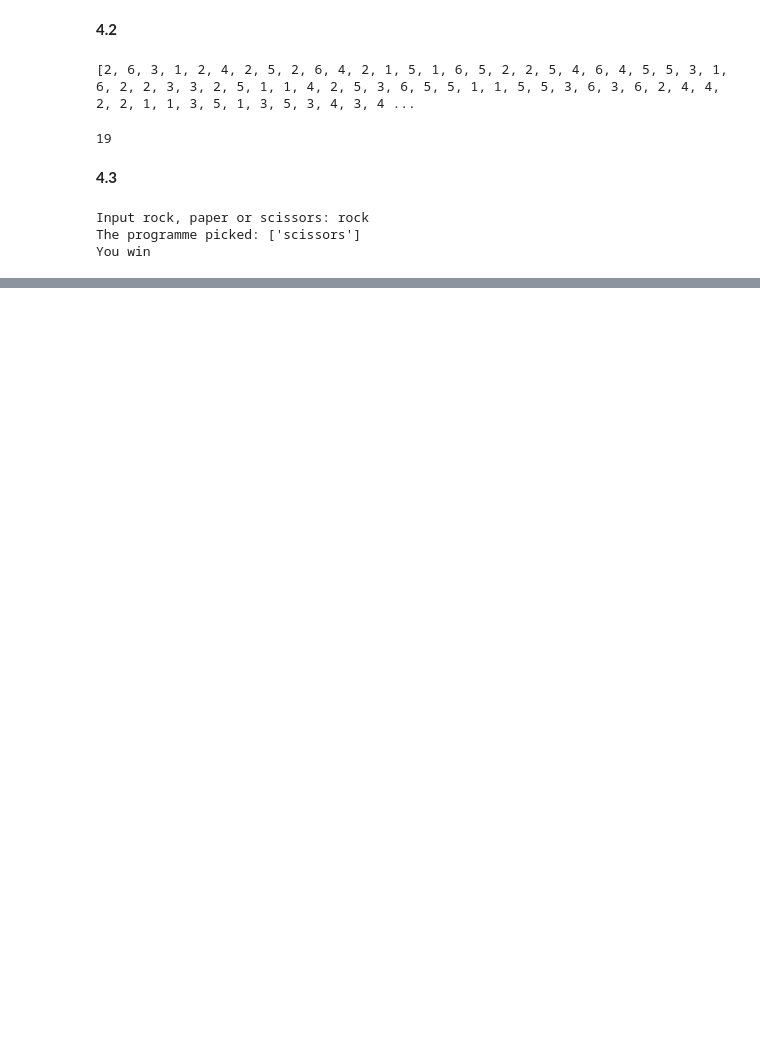
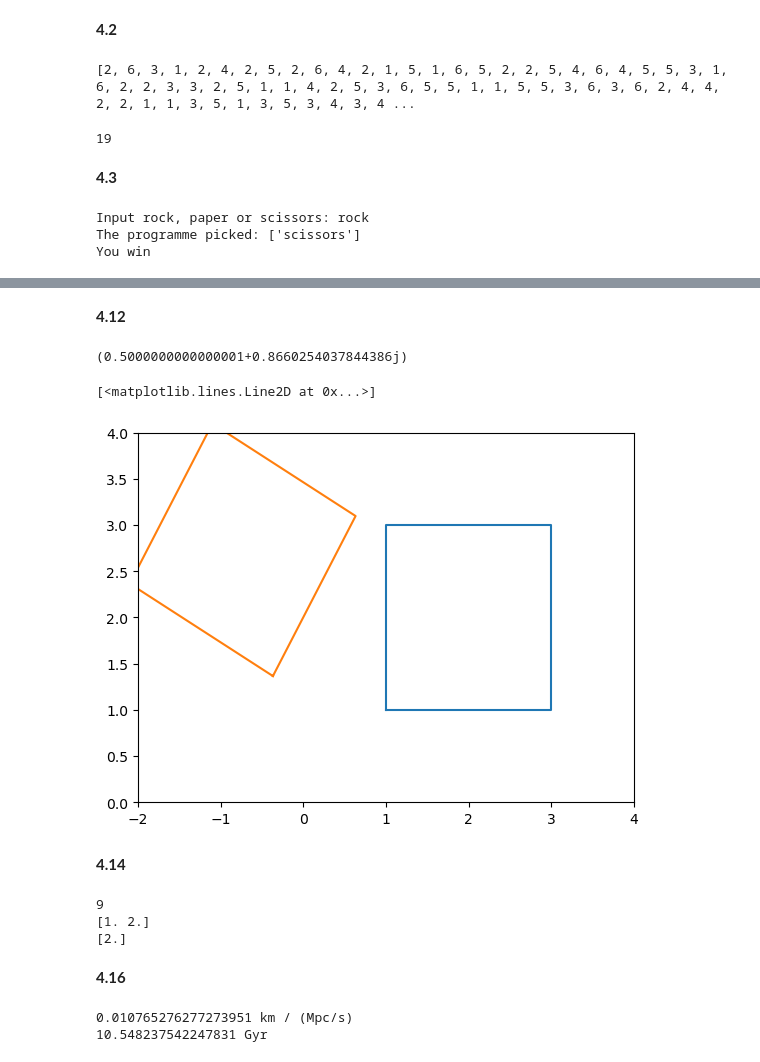
Before and after one commit to agstroeve/PROGNUM-repo, a Jupyter notebook: Task4/sq_s5995035_week4.ipynb, the cells around one changed output, grey strips where cells are left out. Drawn from its saved outputs; the diff is of its cells as text; code cells hidden in the pictures; blank space fills up the shorter version.

```diff
--- a/Task4/sq_s5995035_week4.ipynb
+++ b/Task4/sq_s5995035_week4.ipynb
@@ -59,0 +156,80 @@ You win
+# %% [markdown]
+**4.12**
+# %%
+import numpy as np
+import math
+import matplotlib.pyplot as plt
+
+#rotor = cos(theta) + j*sin(theta)
+
+degs = 60
+theta = math.radians(60)  #change 60 degrees to radians
+rotor = math.cos(theta) + 1j*math.sin(theta)  #rotor for angle 60 degrees
+print(rotor)
+
+fig=plt.figure()
+ax = fig.add_subplot(1,1,1)
+x = np.array([1,3,3,1,1])
+y = np.array([1,1,3,3,1])
+ax.set_xlim(-2,4)
+ax.set_ylim(0,4)
+plt.plot(x,y)
+
+z=x+1j*y
+z_rot = z*rotor
+x_rot = z_rot.real
+y_rot = z_rot.imag
+
+plt.plot(x_rot,y_rot)
+# %% [output]
+(0.5000000000000001+0.8660254037844386j)
+[<matplotlib.lines.Line2D at 0x...>]
+[figure, added]
+# %% [markdown]
+**4.14**
+# %%
+import numpy as np
+import math
+
+def funcfilter(func, seq):
+    seq = np.asarray(seq)
+    filt = seq[seq>0]  #return all values in seq that are >0
+    print(func(filt))  #apply func to the filtered list and print
+
+funcfilter(np.sum, [-1,2,3,4])
+funcfilter(np.log10, np.array([-100, -10, 0, 10, 100]))
+funcfilter(np.log10, 100)
+# %% [output]
+9
+[1. 2.]
+[2.]
+# %% [markdown]
+**4.16**
+# %%
+from astropy.cosmology import Planck18
+import numpy as np
+import scipy
+from math import sqrt
+
+H0 = Planck18.H0.value
+Om0 = Planck18.Om0
+Ode0 = Planck18.Ode0
+
+
+def Hz(z):
+    F = H0*sqrt(Om0*(1+z)**3+Ode0)
+    return F
+
+def tLz(z):
+    G = 1/((1+z)*Hz(z))
+    return G
+
+z=2
+tL, err = scipy.integrate.quad(tLz, 0, z)
+print(f"{tL} km / (Mpc/s)")
+tL_sec = tL * 3.09*(10**19)
+tL_Gyr = tL_sec * 3.1710 * (10**(-17))
+print(f"{tL_Gyr} Gyr")
+# %% [output]
+0.010765276277273951 km / (Mpc/s)
+10.548237542247831 Gyr
```
Also changed, not shown: parts of 12 cells of this notebook, 33 other files.
